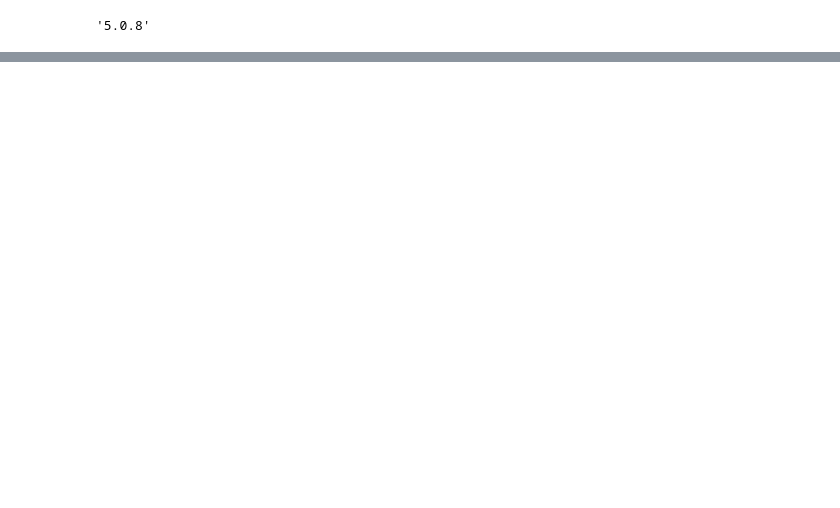
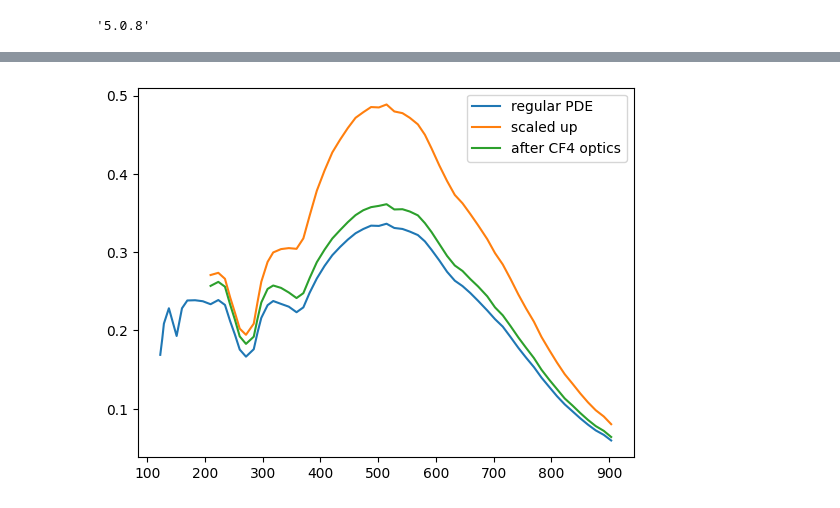
Before and after one commit to austindsc/PDEcorrection_g4_lolx, a Jupyter notebook: pythonScripts/doScaling1.ipynb, the cells around one changed output, grey strips where cells are left out. Drawn from its saved outputs; the diff is of its cells as text; code cells hidden in the pictures; blank space fills up the shorter version.

```diff
--- a/pythonScripts/doScaling1.ipynb
+++ b/pythonScripts/doScaling1.ipynb
@@ -138,0 +109,24 @@ tt.num_entries
+# %%
+# print(type(tt))
+# print(tt.keys())
+# np = tt.arrays("fNphoton")
+# tt.num_entries
+
+
+wlPDE, pde = np.loadtxt(os.path.join(opticsPath, "SiPMeff_Ham_5V.dat"), skiprows=1, unpack = True)
+pde *= 1/100
+
+start = 9
+pdeScaledUp = pde[start:]/fairEff_0(wlPDE[start:])
+pdeScaledBack = pdeScaledUp*fcf4Eff_0(wlPDE[start:])
+
+# are the optics dominated by the thin film or the bulk
+
+plt.plot(wlPDE, pde, label = "regular PDE")
+plt.plot(wlPDE[start:], pdeScaledUp, label = "scaled up")
+plt.plot(wlPDE[start:], pdeScaledBack, label = "after CF4 optics")
+plt.legend()
+
+plt.show()
+# %% [output]
+[figure, added]
```
Also changed, not shown: parts of 6 cells of this notebook, 31 other files.
